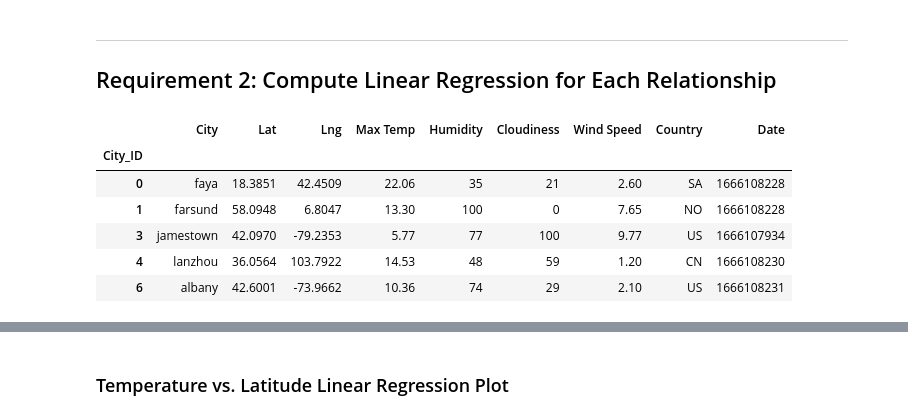
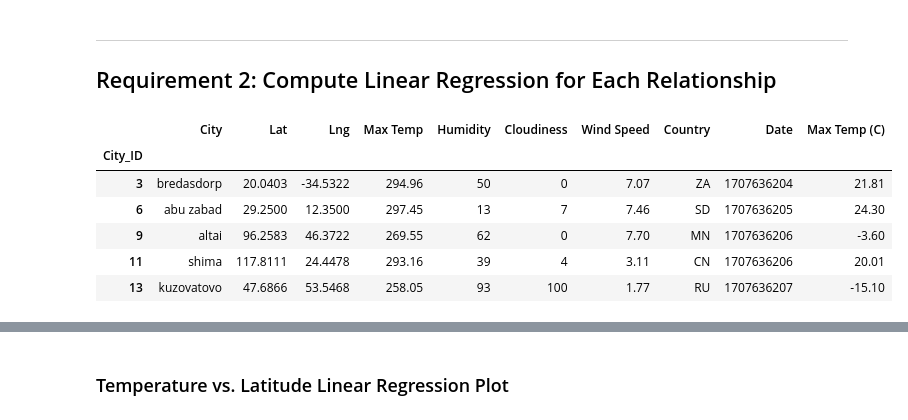
Before and after one commit to smepps1989/python-api-challenge, a Jupyter notebook: WeatherPy/WeatherPy.ipynb, the cells around one changed output, grey strips where cells are left out. Drawn from its saved outputs; the diff is of its cells as text; code cells hidden in the pictures.

Commit message:
add dfs for northern and southern hemispheres

```diff
--- a/WeatherPy/WeatherPy.ipynb
+++ b/WeatherPy/WeatherPy.ipynb
@@ -269,17 +269,17 @@ plt.show()
 # YOUR CODE HERE
 # %%
 # Create a DataFrame with the Northern Hemisphere data (Latitude >= 0)
-# YOUR CODE HERE
+northern_hemi_df = city_data_df.loc[city_data_df["Lat"] >= 0, :]
 
 # Display sample data
 northern_hemi_df.head()
 # %% [output]
-|  | City | Lat | Lng | Max Temp | Humidity | Cloudiness | Wind Speed | Country | Date |
-| City_ID |  |  |  |  |  |  |  |  |  |
-| 0 | faya | 18.3851 | 42.4509 | 22.06 | 35 | 21 | 2.60 | SA | 1666108228 |
-| 1 | farsund | 58.0948 | 6.8047 | 13.30 | 100 | 0 | 7.65 | NO | 1666108228 |
-| 3 | jamestown | 42.0970 | -79.2353 | 5.77 | 77 | 100 | 9.77 | US | 1666107934 |
-| 4 | lanzhou | 36.0564 | 103.7922 | 14.53 | 48 | 59 | 1.20 | CN | 1666108230 |
-| 6 | albany | 42.6001 | -73.9662 | 10.36 | 74 | 29 | 2.10 | US | 1666108231 |
+|  | City | Lat | Lng | Max Temp | Humidity | Cloudiness | Wind Speed | Country | Date | Max Temp (C) |
+| City_ID |  |  |  |  |  |  |  |  |  |  |
+| 3 | bredasdorp | 20.0403 | -34.5322 | 294.96 | 50 | 0 | 7.07 | ZA | 1707636204 | 21.81 |
+| 6 | abu zabad | 29.2500 | 12.3500 | 297.45 | 13 | 7 | 7.46 | SD | 1707636205 | 24.30 |
+| 9 | altai | 96.2583 | 46.3722 | 269.55 | 62 | 0 | 7.70 | MN | 1707636206 | -3.60 |
+| 11 | shima | 117.8111 | 24.4478 | 293.16 | 39 | 4 | 3.11 | CN | 1707636206 | 20.01 |
+| 13 | kuzovatovo | 47.6866 | 53.5468 | 258.05 | 93 | 100 | 1.77 | RU | 1707636207 | -15.10 |
 # %%
 # Create a DataFrame with the Southern Hemisphere data (Latitude < 0)
```
Also changed, not shown: parts of 1 cell of this notebook.
